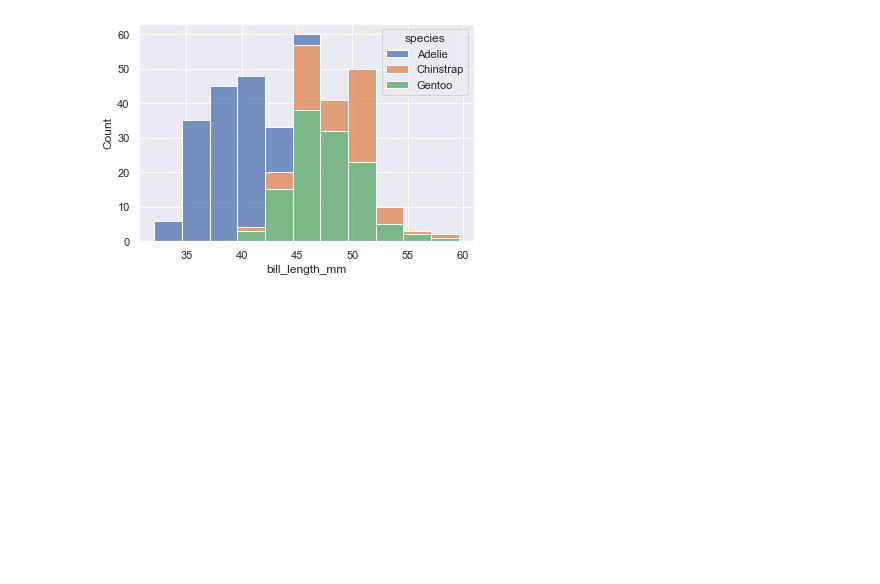
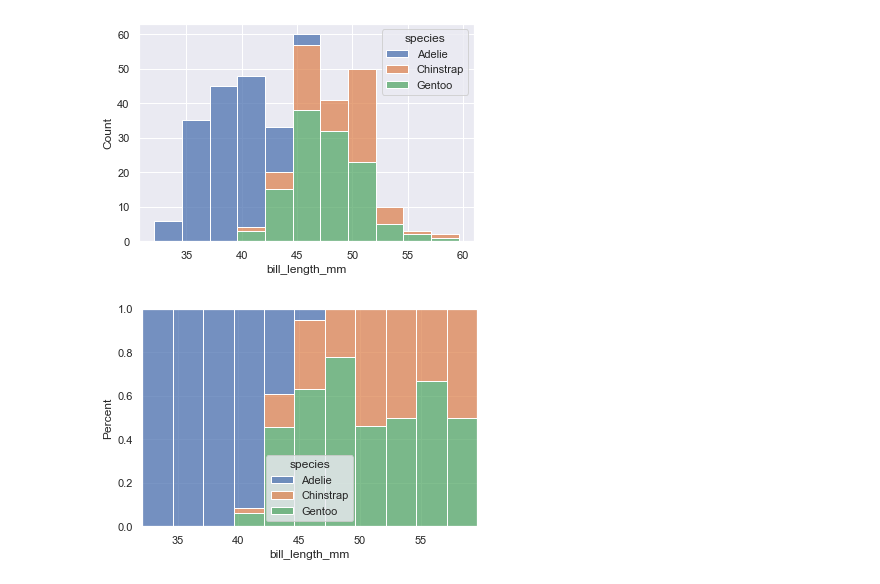
Before and after one commit to muhsinata/data-science-exercises, a Jupyter notebook: seaborn-exercises/exercise-3.ipynb, the cells around one changed output. Drawn from its saved outputs; the diff is of its cells as text; code cells hidden in the pictures; blank space fills up the shorter version.

Commit message:
Feat: add filled histogram

```diff
--- a/seaborn-exercises/exercise-3.ipynb
+++ b/seaborn-exercises/exercise-3.ipynb
@@ -50,3 +51,12 @@ sns.histplot(x="bill_length_mm", multiple="stack",
 plt.show()
 # %% [output]
 [figure]
+# %%
+# Fill Space Under The Histogram
+
+sns.histplot(x="bill_length_mm", multiple="fill",
+             hue="species", data=penguins, stat="percent")
+
+plt.show()
+# %% [output]
+[figure, added]
```
Also changed, not shown: parts of 2 cells of this notebook.
